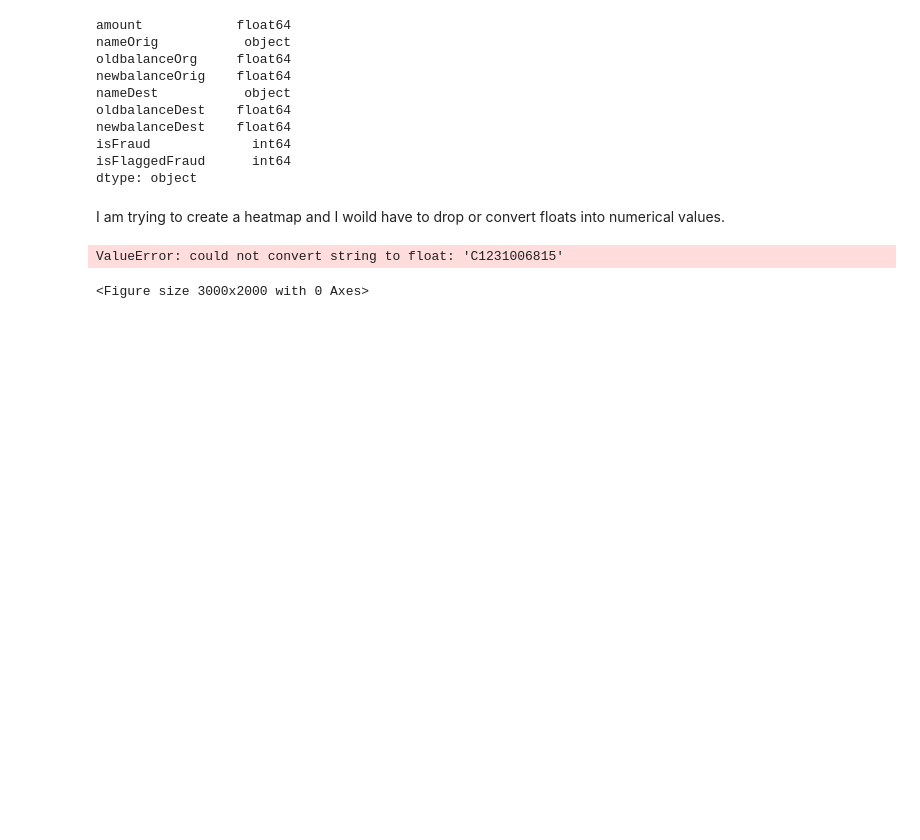
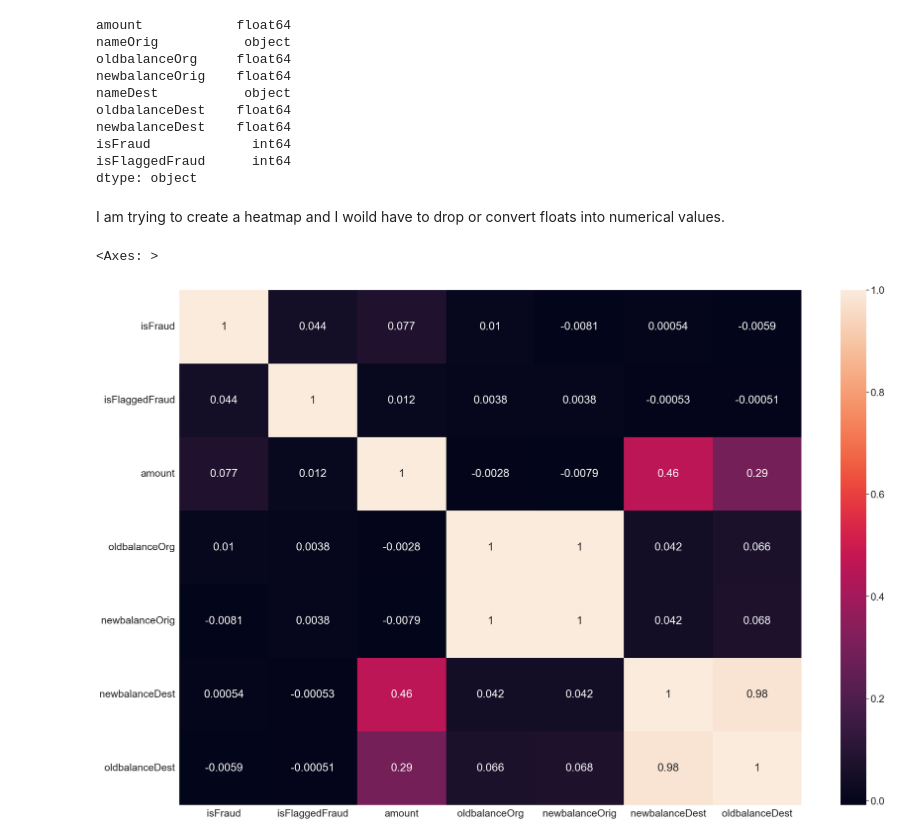
Before and after one commit to adesoyee/Supervised_learning_tlab, a Jupyter notebook: Supervised learning-TLAb/wrangling.ipynb, the cells around one changed output. Saved outputs shown, nothing was run; the diff lists cells and outputs as text; code cells hidden in the pictures; blank space fills up the shorter version.

```diff
--- a/Supervised learning-TLAb/wrangling.ipynb
+++ b/Supervised learning-TLAb/wrangling.ipynb
@@ -51,19 +51,10 @@ isFlaggedFraud      int64
 dtype: object
 # %% [markdown]
 I am trying to create a heatmap and I woild have to drop or convert floats into numerical values.
-# %%
-#Utilize heatmaps as another way of visualizing
-# Set the size of the figure
-plt.figure(figsize=(30, 20))
-
-# Set the font scale for better readability
-sns.set(font_scale=2)
-
-# Create a heatmap of the correlation matrix of the DataFrame 'df'
-sns.heatmap(df.corr(), annot=True)
-
-# Display the heatmap
-plt.show()
-# %% [output]
-ValueError: could not convert string to float: 'C1231006815'
-<Figure size 3000x2000 with 0 Axes>
+# %%
+selected_col =["isFraud","isFlaggedFraud","amount","oldbalanceOrg","newbalanceOrig","newbalanceDest", "oldbalanceDest"]
+plt.figure(figsize=(30, 20))
+sns.heatmap(df[selected_col].corr(), annot=True)
+# %% [output]
+<Axes: >
+[figure, added]
```
Also changed, not shown: 1 other file.
